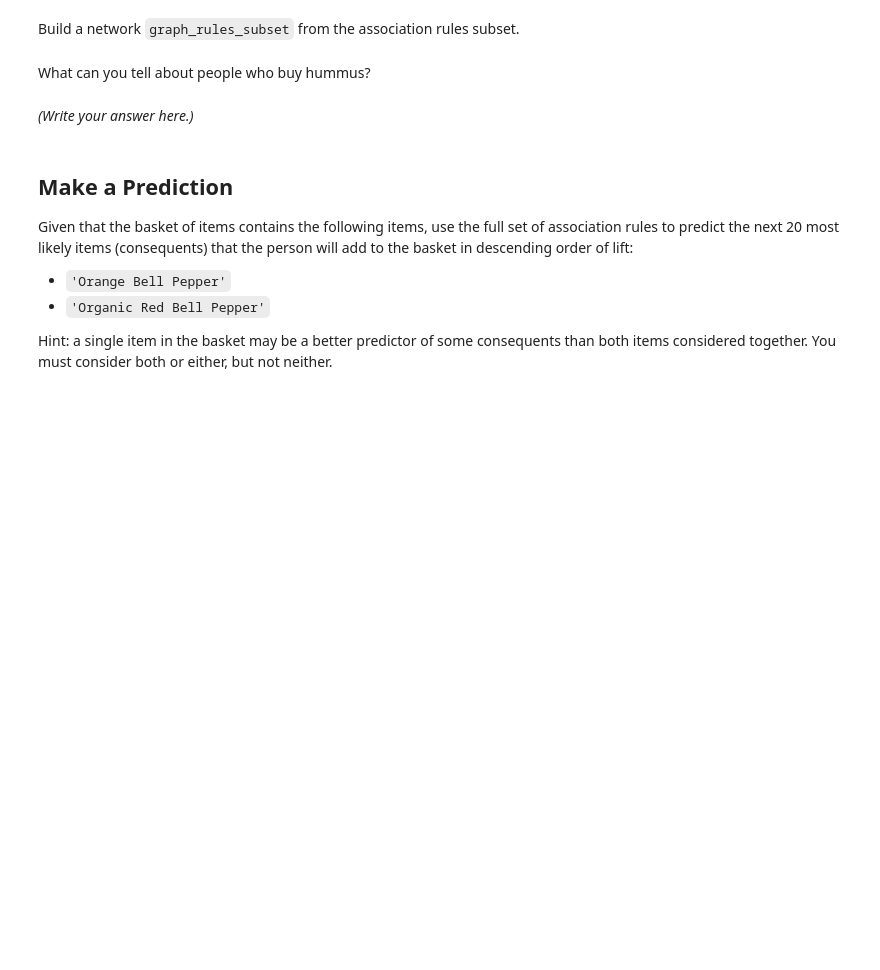
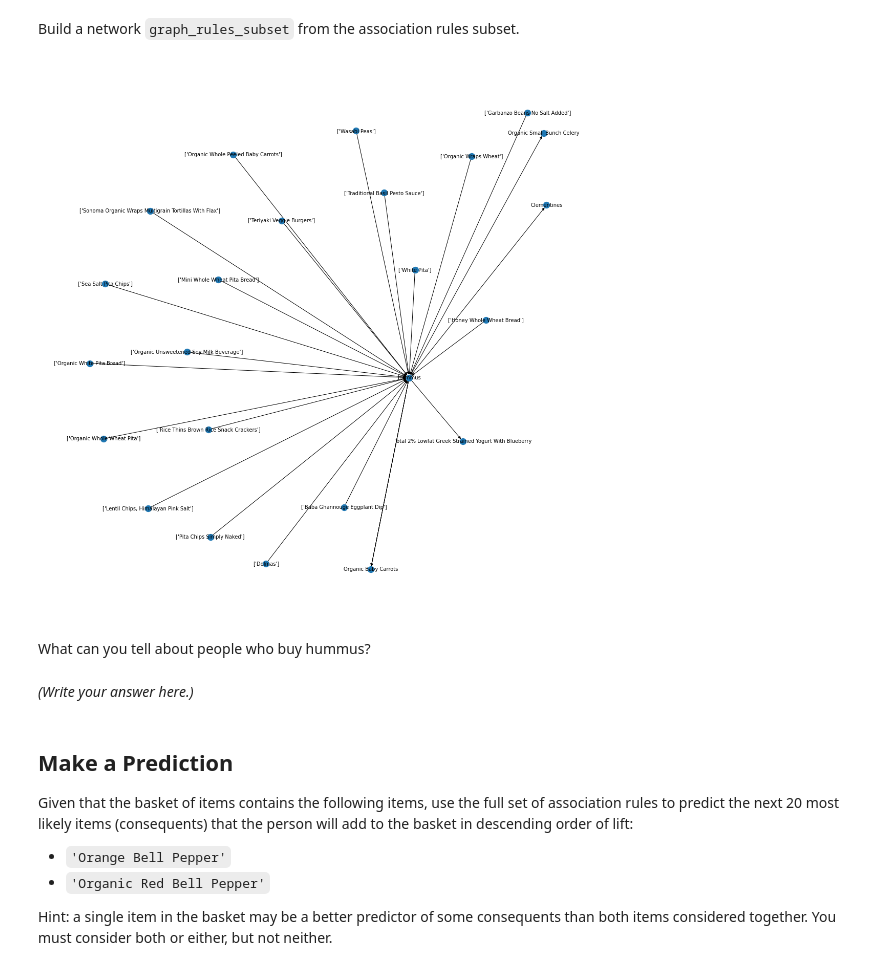
Before and after one commit to angvit/my-fork-2024-DS-Fri-1230, a Jupyter notebook: Week-05-Unsupervised-Learning/Exercise-AV.ipynb, the cells around one changed output. Drawn from its saved outputs; the diff is of its cells as text; code cells hidden in the pictures; blank space fills up the shorter version.

```diff
--- a/Week-05-Unsupervised-Learning/Exercise-AV.ipynb
+++ b/Week-05-Unsupervised-Learning/Exercise-AV.ipynb
@@ -134,14 +134,3 @@ Let’s now visualize a small subset of 1,000,000+ rules. First, filter the rule
 Hint: your code may run more efficiently if you re-order certain processing steps.
 
 Assign the subset to `df_rules_subset`.
-# %%
-# Define df_rules_subset.
-
-condition_1 = df_rules['antecedent_items'].apply(len) == 1
-condition_2 = df_rules['lift'].between(5,20)
-len(df_rules[condition_1 & condition_2]) # 1596
-df_rules['antecedent_item'] = df_rules['antecedent_items'].astype(str)
-df_rules['antecedent_item'] = df_rules['antecedent_item'].replace('.*Hummus.*', 'Hummus', regex=True)
-df_rules['antecedent_items'] = df_rules['antecedent_item']
-df_rules_subset = df_rules[condition_1 & condition_2]
-df_rules_subset
@@ -161,0 +137,13 @@ df_rules_subset
+# %%
+# Define df_rules_subset.
+
+condition_1 = df_rules['antecedent_items'].apply(len) == 1
+condition_2 = df_rules['lift'].between(5,20)
+df_rules_subset= df_rules[condition_1 & condition_2]
+df_rules_subset.loc[:, 'consequent_item'] = df_rules_subset['consequent_item'].astype(str).str.replace(r'.*Hummus.*', 'Hummus', regex=True)
+df_rules_subset.loc[:, 'antecedent_items'] = df_rules_subset['antecedent_items'].astype(str).str.replace(r'.*Hummus.*', 'Hummus', regex=True)
+condition_3 = df_rules_subset['consequent_item'] == 'Hummus'
+condition_4 = df_rules_subset['antecedent_items'] == 'Hummus'
+# '^' is the XOR condition.
+df_rules_subset = df_rules_subset.loc[condition_3 ^ condition_4]
+df_rules_subset
@@ -164,12 +170,20 @@ Build a network `graph_rules_subset` from the association rules subset.
 # %%
 # Define graph_rules_subset, add the graph’s edges, and plot it. You may need a large figure size, smaller node size, and smaller font size.
 
 graph_rules_subset = nx.MultiDiGraph()
-graph_rules_subset.add_edges_from(
-    # Something goes here.
-)
+from_nodes = df_rules_subset.antecedent_items
+to_nodes = df_rules_subset.consequent_item
+mapping = zip(from_nodes, to_nodes)
+
+graph_rules_subset.add_edges_from(mapping)
 
 # Then render the graph.
+pos = nx.spring_layout(graph_rules_subset, k=0.5) # spreading out nodes for readability
+plt.figure(figsize=(15,15))
+nx.draw(graph_rules_subset, pos, font_size=10, node_size=150, with_labels=True)
+plt.show()
+# %% [output]
+[figure, added]
 # %% [markdown]
 What can you tell about people who buy hummus?
 # %% [markdown]
```
Also changed, not shown: parts of 5 cells of this notebook.
